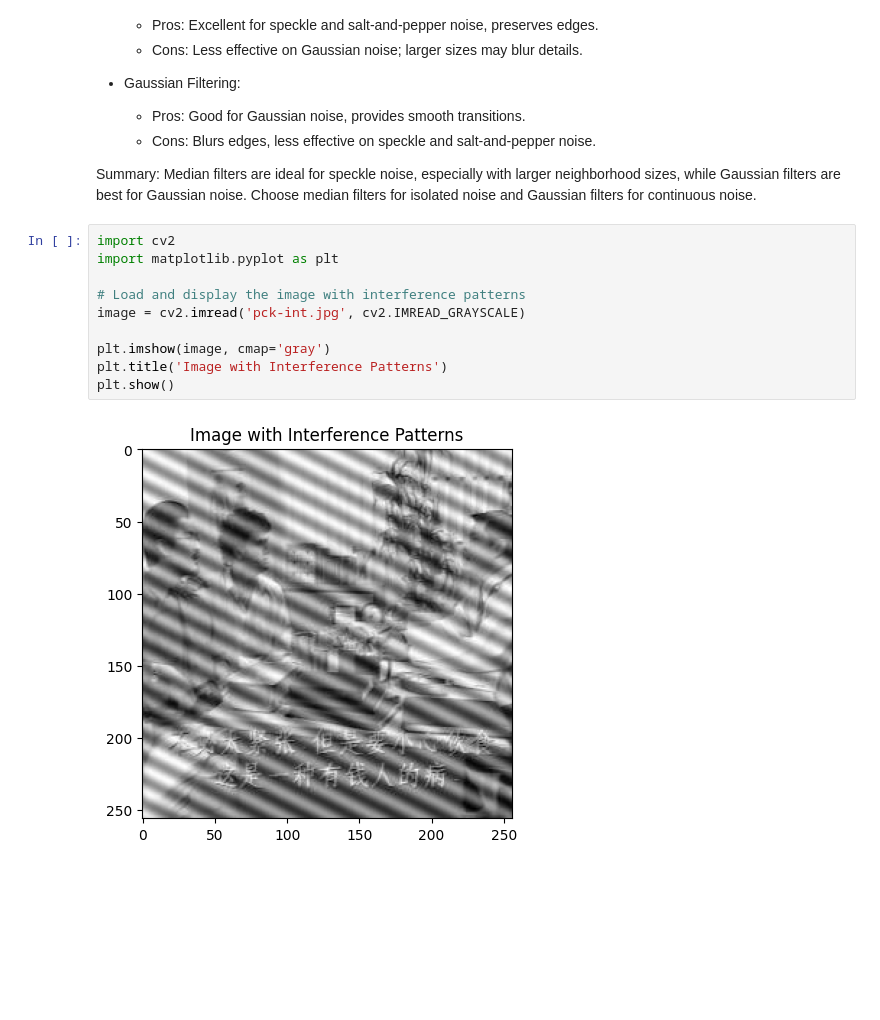
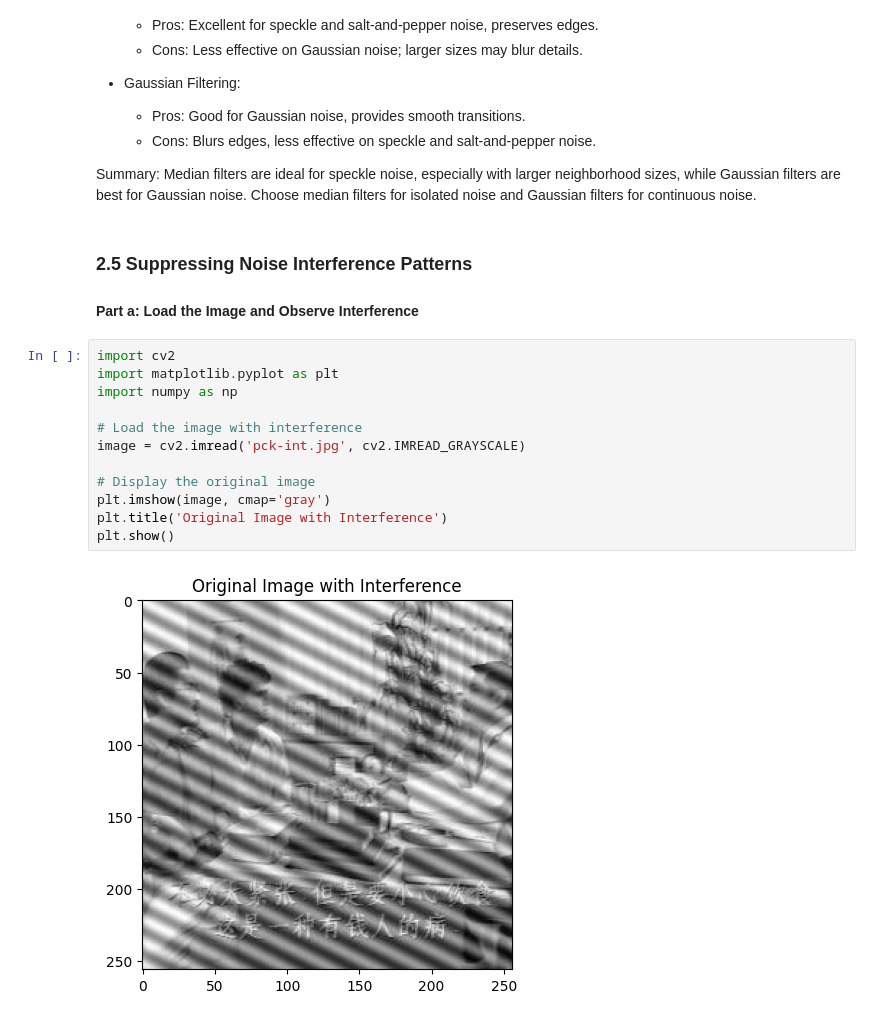
Before and after one commit to luksz/SC4061-Assignment-1, a Jupyter notebook: Lab 1.ipynb, the cells around one changed output. Cells and saved outputs as stored; diff of their text form; blank space fills up the shorter version.

```diff
--- a/Lab 1.ipynb
+++ b/Lab 1.ipynb
@@ -343,15 +343,21 @@ Trade-offs:
   - Cons: Blurs edges, less effective on speckle and salt-and-pepper noise.
 
 Summary: Median filters are ideal for speckle noise, especially with larger neighborhood sizes, while Gaussian filters are best for Gaussian noise. Choose median filters for isolated noise and Gaussian filters for continuous noise.
+# %% [markdown]
+### 2.5 Suppressing Noise Interference Patterns
+
+#### Part a: Load the Image and Observe Interference
 # %%
 import cv2
 import matplotlib.pyplot as plt
+import numpy as np
 
-# Load and display the image with interference patterns
+# Load the image with interference
 image = cv2.imread('pck-int.jpg', cv2.IMREAD_GRAYSCALE)
 
+# Display the original image
 plt.imshow(image, cmap='gray')
-plt.title('Image with Interference Patterns')
+plt.title('Original Image with Interference')
 plt.show()
 # %% [output]
-[figure, old version]
+[figure, new version]
```
Also changed, not shown: parts of 10 cells of this notebook.
